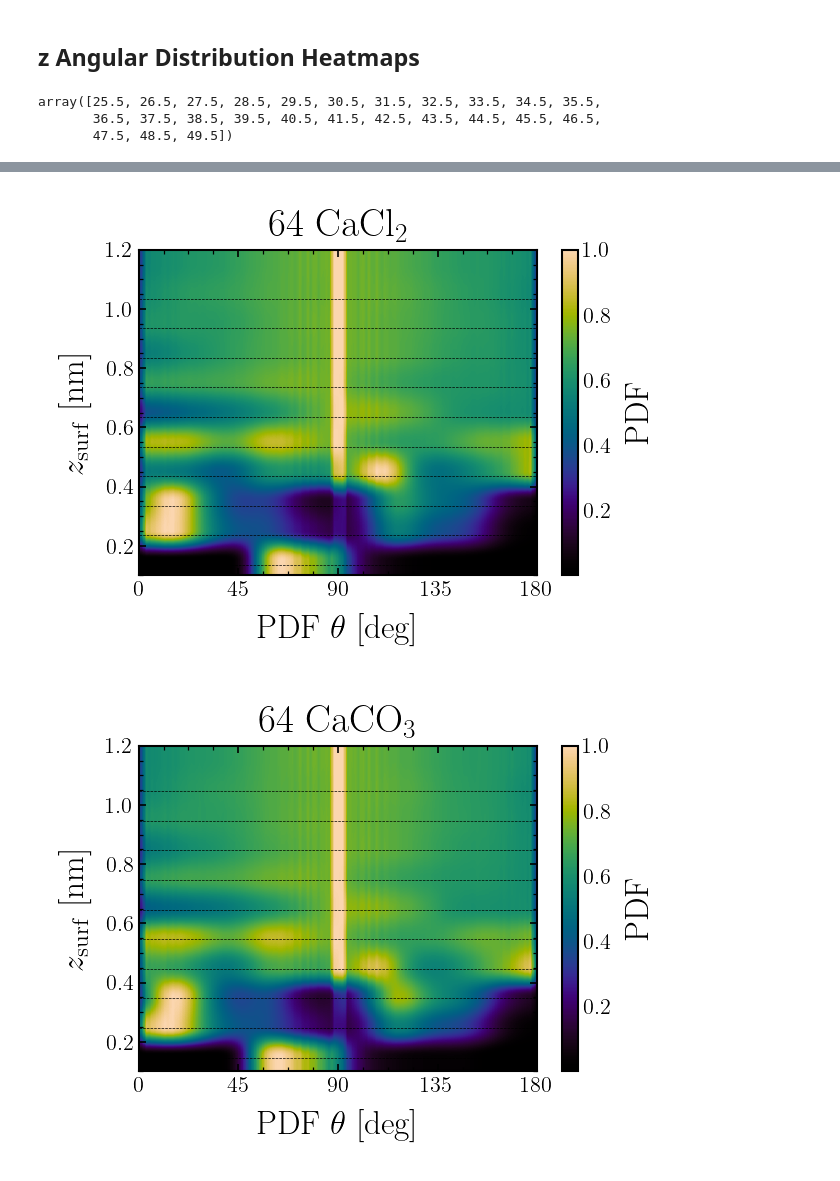
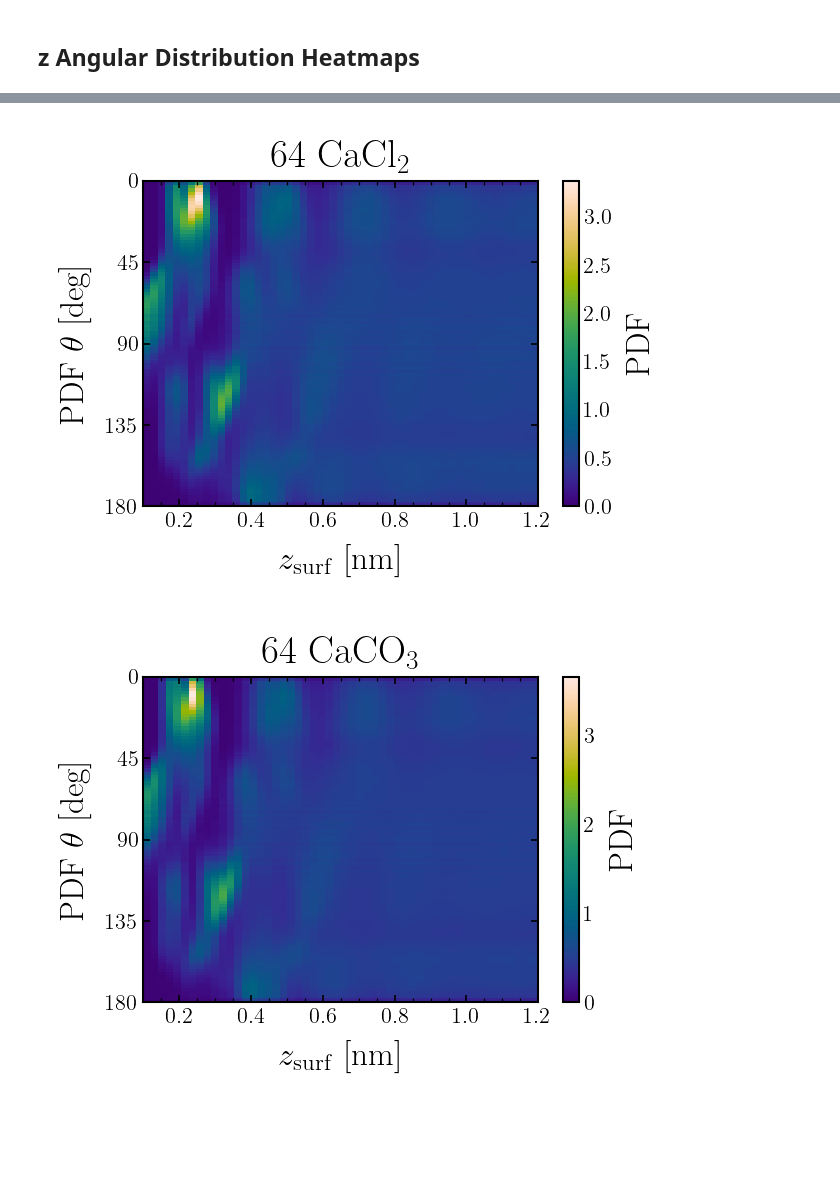
Before and after one commit to CarvFS/Analysis-Polyelectrolyte-Surface-Adsorption, a Jupyter notebook: analysis/4-no-PE/notebooks/axial_density.ipynb, the cells around one changed output, grey strips where cells are left out. Drawn from its saved outputs; the diff is of its cells as text; code cells hidden in the pictures; blank space fills up the shorter version.

Commit message:
added water orientation plot

```diff
--- a/analysis/4-no-PE/notebooks/axial_density.ipynb
+++ b/analysis/4-no-PE/notebooks/axial_density.ipynb
@@ -570,48 +570,46 @@ plt.show()
 [figure]
 # %% [markdown]
 ## z Angular Distribution Heatmaps
-# %%
-(sims[0].z_sol_orient_zmin + sims[0].z_sol_orient_zmax) / 2
-# %% [output]
-array([25.5, 26.5, 27.5, 28.5, 29.5, 30.5, 31.5, 32.5, 33.5, 34.5, 35.5,
-       36.5, 37.5, 38.5, 39.5, 40.5, 41.5, 42.5, 43.5, 44.5, 45.5, 46.5,
-       47.5, 48.5, 49.5])
 # %%
-cmap = cmr.get_sub_cmap("cmr.rainforest", 0.0, 0.9)
-window = 5
+cmap = cmr.get_sub_cmap("cmr.rainforest", 0.2, 0.95)
+window = 3
 
 for sim in sims:
     fig, ax = plt.subplots()
     figname = f"angular_distribution_{sim.name}"
-    ax.set_xlabel(r"PDF $\theta$ [deg]")
-    ax.set_ylabel(r"$z_{\mathrm{surf}}$ [nm]")
-    ax.set_xticks([0, 45, 90, 135, 180])
-    ax.set_xlim(0, 180)
+    ax.set_ylabel(r"PDF $\theta$ [deg]")
+    ax.set_yticks([180, 135, 90, 45, 0])
+    ax.set_ylim(180, 0)
+    ax.set_xlabel(r"$z_{\mathrm{surf}}$ [nm]")
+    ax.set_xticks([0.2, 0.4, 0.6, 0.8, 1.0, 1.2])
+    ax.set_title(sim.label)
 
     # get the z-coordinate of the solvent orientation data
     z = (sim.z_sol_orient_zmin + sim.z_sol_orient_zmax) / 2.0
     z_coord = (z - sim.z_surface_pos) / 10.0
     z_coord = z_coord[z_coord <= zmax]
-    theta_coord = np.degrees(sim.z_sol_orient[0]["bin_centers"])[::-1]
+    theta_coord = np.degrees(sim.z_sol_orient[0]["bin_centers"])
 
     # make meshgrid
-    XX, YY = np.meshgrid(theta_coord, z_coord)
+    XX, YY = np.meshgrid(z_coord, theta_coord)
     Z = np.zeros_like(XX)
     for i, line in enumerate(sim.z_sol_orient):
         if i >= len(z_coord):
             break
-        Z[i, :] = np.convolve(line["angle_density"][::-1], np.ones(window), "same") / window
-        Z[i, :] = Z[i, :] / np.max(Z[i, :])
+        Z[:, i] = np.convolve(line["angle_density"], np.ones(window), "same") / window
+        # Z[:, i] = Z[:, i] / np.max(Z[:, i])
     data = {"XX": XX.ravel(), "YY": YY.ravel(), "Z": Z.ravel()}
 
     # plot the data
-    im = ax.imshow(Z, cmap=cmap, aspect="auto", origin="lower", extent=[theta_coord[0], theta_coord[-1], zmin, zmax])
+    im = ax.imshow(
+        Z,
+        cmap=cmap,
+        aspect="auto",
+        origin="lower",
+        extent=[zmin, zmax, theta_coord[0], theta_coord[-1]],
+    )
     fig.colorbar(im, ax=ax, label="PDF")
 
-    for z in z_coord[:10]:
-        ax.axhline(z, color="black", linestyle="--", linewidth=0.5)
-
-    ax.set_title(sim.label)
     fig.tight_layout()
     save_fig(data, fig, figname, dir_dat, dir_fig, fig_ext, fig_args)
 # %% [output]
@@ -619,2 +617,2 @@ for sim in sims:
-[figure, old version]
+[figure, new version]
-[figure, old version]
+[figure, new version]
```
Also changed, not shown: parts of 2 cells of this notebook.
